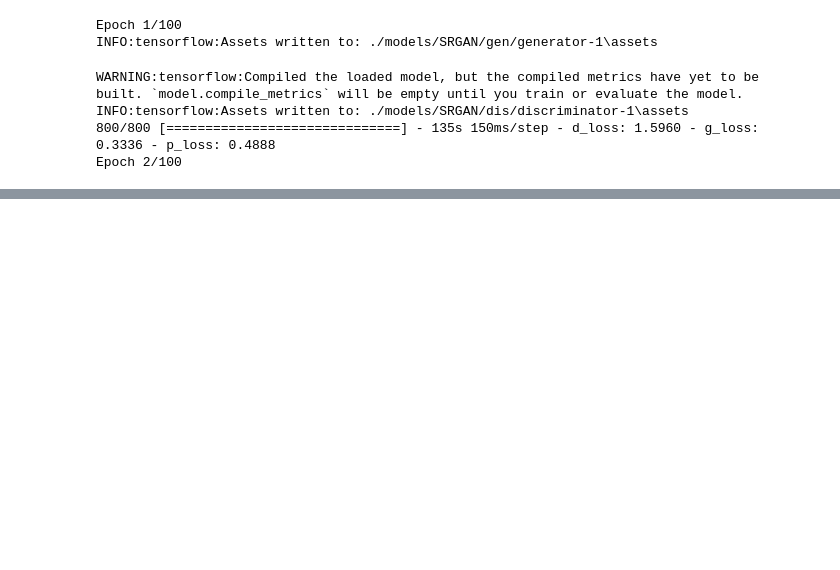
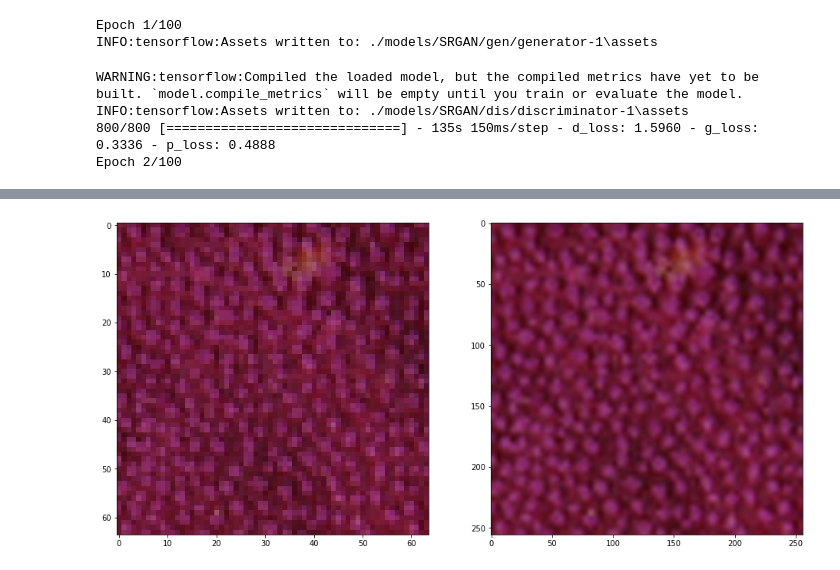
Before and after one commit to vedant-jumle/Gen_ML_sem_4, a Jupyter notebook: SRGAN.ipynb, the cells around one changed output, grey strips where cells are left out. Saved outputs shown, nothing was run; the diff lists cells and outputs as text; code cells hidden in the pictures; blank space fills up the shorter version.

```diff
--- a/SRGAN.ipynb
+++ b/SRGAN.ipynb
@@ -295,0 +439,12 @@ Clipping input data to the valid range for imshow with RGB data ([0..1] for floa
+# %%
+import cv2
+
+def traditional_upscale(img_path):
+    img = cv2.imread(img_path)
+    # BGR to RGB
+    img = cv2.cvtColor(img, cv2.COLOR_BGR2RGB)
+    img = cv2.resize(img, (lr_dim, lr_dim))
+    img = cv2.resize(img, (hr_dim, hr_dim), interpolation=cv2.INTER_CUBIC)
+    # return as numpy
+
+    return img/255
@@ -295,0 +464,10 @@ Clipping input data to the valid range for imshow with RGB data ([0..1] for floa
+# %%
+t_hr = traditional_upscale(file_path)
+t_hr = unpack(t_hr, dim_ratio)
+plt.subplot(1, 2, 1)
+plt.imshow(temp)
+plt.subplot(1, 2, 2)
+plt.imshow(t_hr)
+plt.show()
+# %% [output]
+[figure, added]
```
Also changed, not shown: parts of 29 cells of this notebook, 8 other files.
